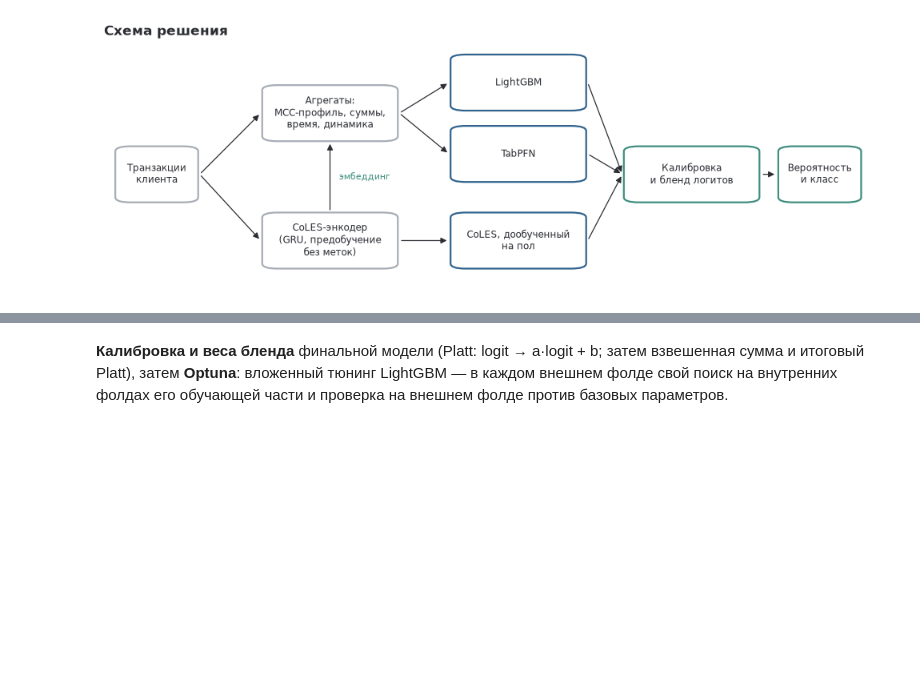
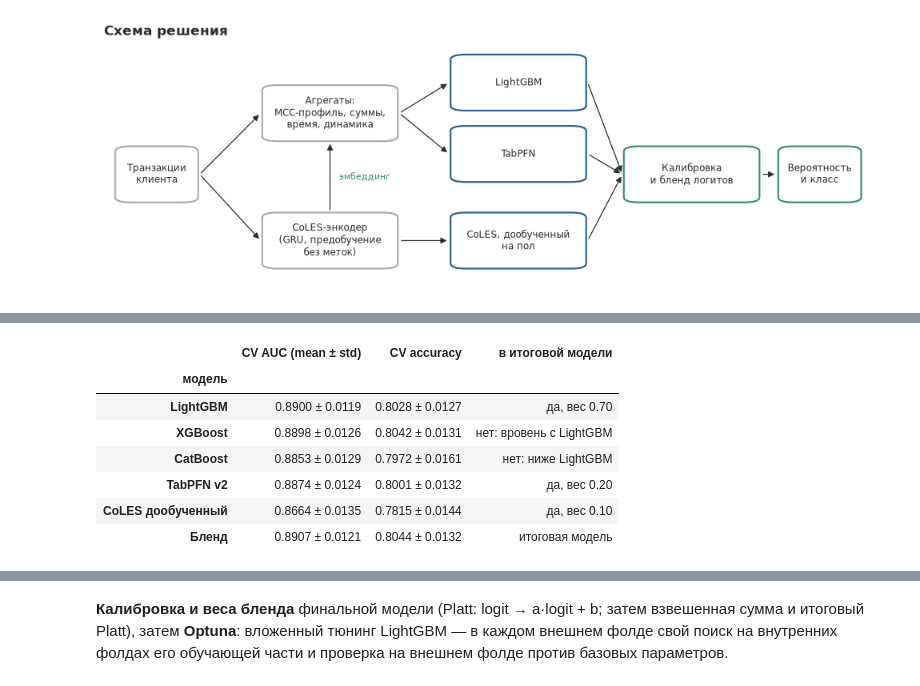
Before and after one commit to Eltralo/gender-prediction, a Jupyter notebook: notebooks/pred_gen_tr.ipynb, the cells around one changed output, grey strips where cells are left out. Saved outputs shown, nothing was run; the diff lists cells and outputs as text; code cells hidden in the pictures; blank space fills up the shorter version.

```diff
--- a/notebooks/pred_gen_tr.ipynb
+++ b/notebooks/pred_gen_tr.ipynb
@@ -342,0 +344,11 @@ with pd.option_context("display.max_colwidth", None):
+# %%
+cv.model_summary("results")
+# %% [output]
+|  | CV AUC (mean ± std) | CV accuracy | в итоговой модели |
+| модель |  |  |  |
+| LightGBM | 0.8900 ± 0.0119 | 0.8028 ± 0.0127 | да, вес 0.70 |
+| XGBoost | 0.8898 ± 0.0126 | 0.8042 ± 0.0131 | нет: вровень с LightGBM |
+| CatBoost | 0.8853 ± 0.0129 | 0.7972 ± 0.0161 | нет: ниже LightGBM |
+| TabPFN v2 | 0.8874 ± 0.0124 | 0.8001 ± 0.0132 | да, вес 0.20 |
+| CoLES дообученный | 0.8664 ± 0.0135 | 0.7815 ± 0.0144 | да, вес 0.10 |
+| Бленд | 0.8907 ± 0.0121 | 0.8044 ± 0.0132 | итоговая модель |
```
Also changed, not shown: parts of 16 cells of this notebook, 2 other files.
